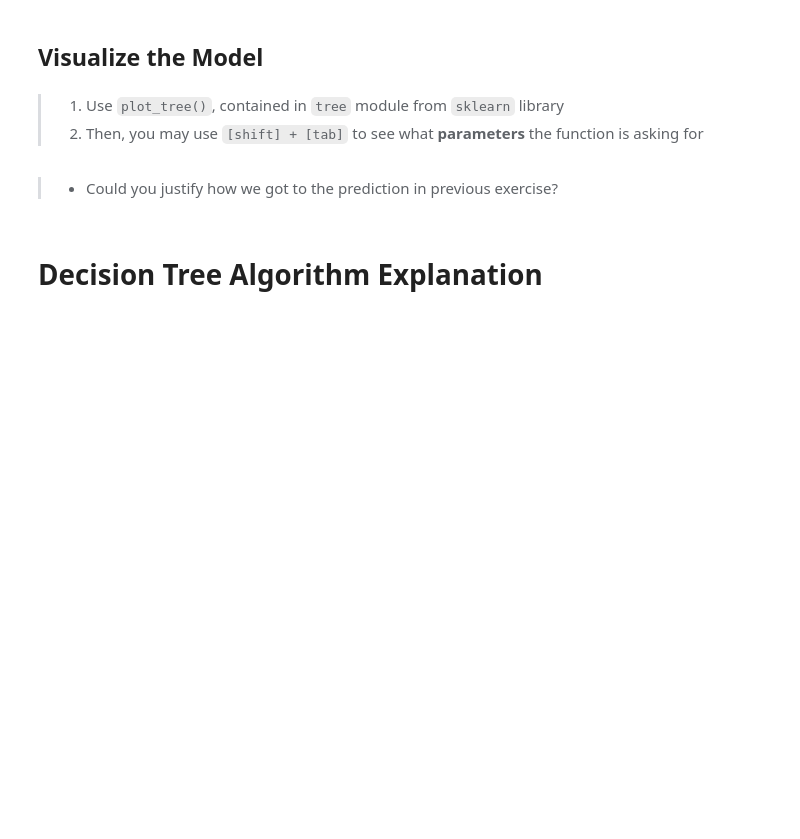
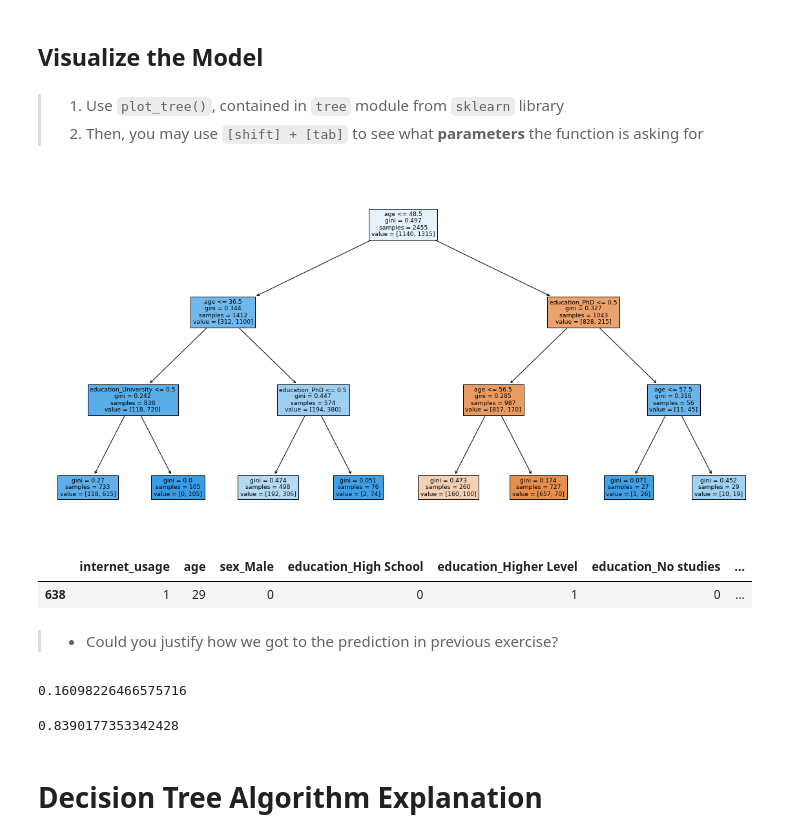
Before and after one commit to frands97/machine-learning-program, a Jupyter notebook: II Machine Learning & Deep Learning/#06. Decision Tree. A Supervised Classification Model/06practice.ipynb, the cells around one changed output. Saved outputs shown, nothing was run; the diff lists cells and outputs as text; code cells hidden in the pictures; blank space fills up the shorter version.

Commit message:
decision tree session

```diff
--- a/II Machine Learning & Deep Learning/#06. Decision Tree. A Supervised Classification Model/06practice.ipynb
+++ b/II Machine Learning & Deep Learning/#06. Decision Tree. A Supervised Classification Model/06practice.ipynb
@@ -45,3 +80,5 @@ df.head()
+# %%
+model = DecisionTreeClassifier(max_depth=3)
 # %% [markdown]
 ## Code Thinking
 # %% [markdown]
@@ -49,3 +86,5 @@ df.head()
 > - You'll notice they're asking you for two parameters:
 > 1. `X`: **explanatory variables**
 > 2. `y`: **target varaible**
+# %%
+explanatory = df.drop(columns='internet_usage')
@@ -51,0 +107,2 @@ df.head()
+# %%
+target = df[['internet_usage']]
@@ -54,3 +127,5 @@ df.head()
 # %% [markdown]
 > - Pass the `objects` that **contains the sequence of numbers** of the two variables
 > - To the `parameters` of the function that computes the Linear Regression Model
+# %%
+model.fit(X=explanatory, y=target)
@@ -77,5 +174,25 @@ person = df.sample()
+# %%
+plt.figure(figsize=(20,10))
+plot_tree(decision_tree=model, feature_names=explanatory.columns, filled=True);
+# %% [output]
+[figure, added]
+# %%
+person
+# %% [output]
+|  | internet_usage | age | sex_Male | education_High School | education_Higher Level | education_No studies | ... |
+| 638 | 1 | 29 | 0 | 0 | 1 | 0 | ... |
 # %% [markdown]
 > - Could you justify how we got to the prediction in previous exercise?
+# %%
+# Probabilidad de 0:
+118/733
+# %% [output]
+0.16098226466575716
+# %%
+# Probabilidad de 1:
+615/733
+# %% [output]
+0.8390177353342428
 # %% [markdown]
 # Decision Tree Algorithm Explanation
 # %% [markdown]
```
Also changed, not shown: parts of 34 cells of this notebook, 3 other files.
